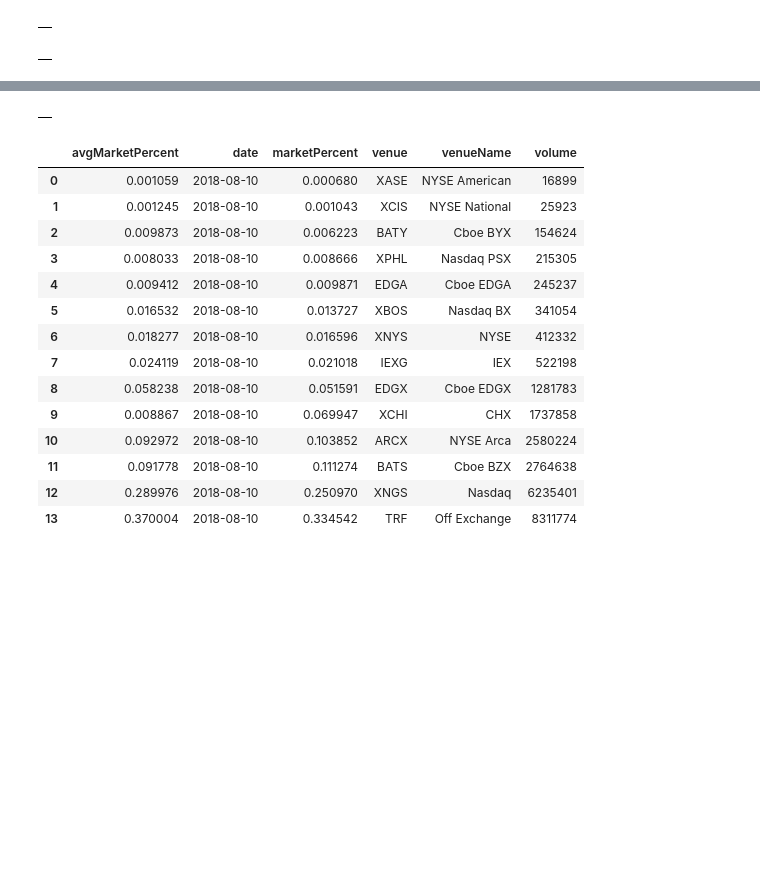
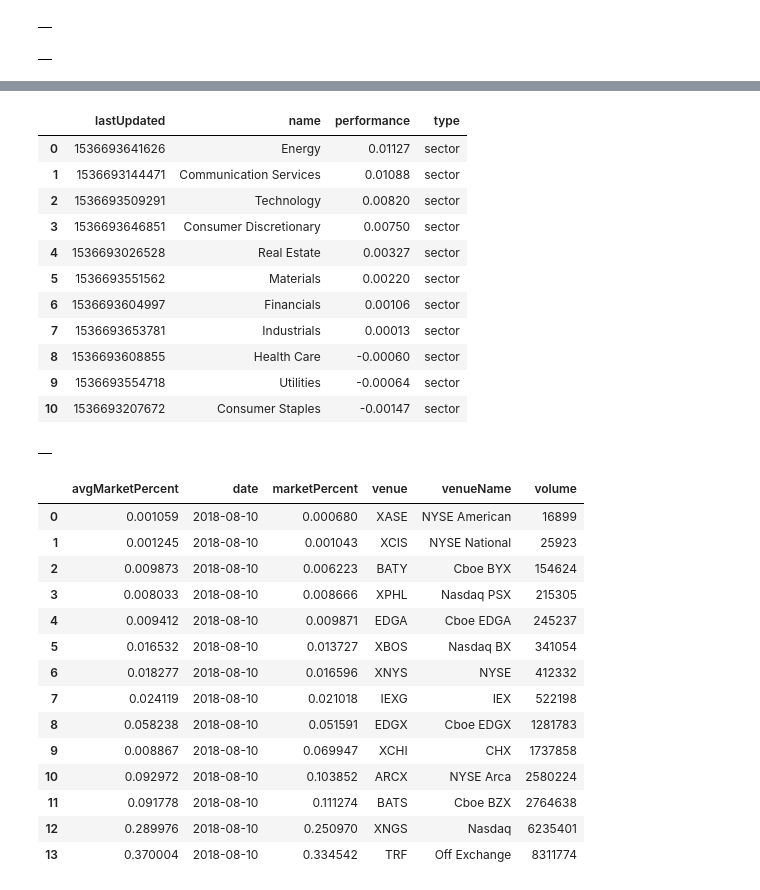
Before and after one commit to tkp-archive/pyEX, a Jupyter notebook: all.ipynb, the cells around one changed output, grey strips where cells are left out. Cells and saved outputs as stored; diff of their text form; code cells hidden in the pictures; blank space fills up the shorter version.

Commit message:
adding sector performance

```diff
--- a/all.ipynb
+++ b/all.ipynb
@@ -250,3 +247,18 @@ pyEX.relevantDF(symbol)
+# %%
+pyEX.sectorPerformanceDF()
+# %% [output]
+|  | lastUpdated | name | performance | type |
+| 0 | 1536693641626 | Energy | 0.01127 | sector |
+| 1 | 1536693144471 | Communication Services | 0.01088 | sector |
+| 2 | 1536693509291 | Technology | 0.00820 | sector |
+| 3 | 1536693646851 | Consumer Discretionary | 0.00750 | sector |
+| 4 | 1536693026528 | Real Estate | 0.00327 | sector |
+| 5 | 1536693551562 | Materials | 0.00220 | sector |
+| 6 | 1536693604997 | Financials | 0.00106 | sector |
+| 7 | 1536693653781 | Industrials | 0.00013 | sector |
+| 8 | 1536693608855 | Health Care | -0.00060 | sector |
+| 9 | 1536693554718 | Utilities | -0.00064 | sector |
+| 10 | 1536693207672 | Consumer Staples | -0.00147 | sector |
 # %%
 pyEX.splitsDF(symbol, timeframe='ytd')
 # %% [output]
```
Also changed, not shown: parts of 17 cells of this notebook, 4 other files.
